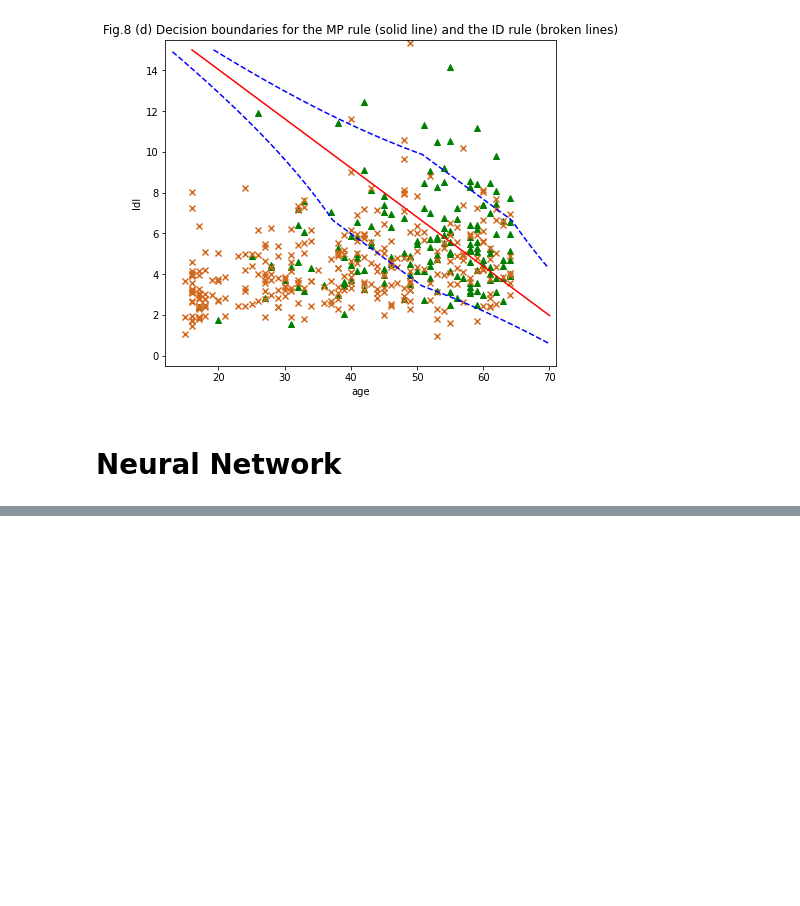
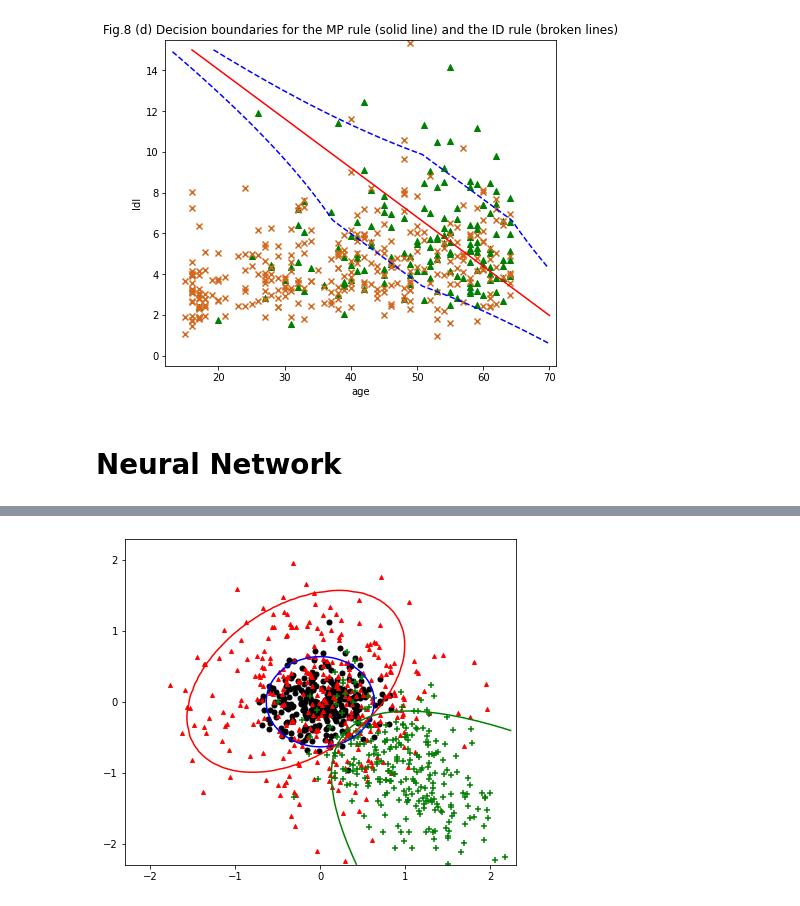
Before and after one commit to evidentiallab/Lunde_Chen_NN_Belief_Reproduction, a Jupyter notebook: NNBelief_logistic_regression.ipynb, the cells around one changed output, grey strips where cells are left out. Drawn from its saved outputs; the diff is of its cells as text; code cells hidden in the pictures; blank space fills up the shorter version.

```diff
--- a/NNBelief_with_sklearn.ipynb
+++ b/NNBelief_logistic_regression.ipynb
@@ -962,0 +1003,35 @@ https://ocw.snu.ac.kr/sites/default/files/NOTE/Pattern%20Recognition%20Week%204.
+# %%
+from scipy.stats import multivariate_normal
+
+def dist_1(_px, _py):
+    return multivariate_normal(mean=mu1, cov=sigma1).pdf([_px, _py])
+def dist_2(_px, _py):
+    return multivariate_normal(mean=mu2, cov=sigma2).pdf([_px, _py])
+def dist_3(_px, _py):
+    return multivariate_normal(mean=mu3, cov=sigma3).pdf([_px, _py])
+
+def decision_boudary(func_a, func_b, _grid_X, _grid_Y):
+    return np.vectorize(func_a)(_grid_X, _grid_Y) - \
+            np.vectorize(func_b)(_grid_X, _grid_Y)
+
+feature_x = np.arange(-2.3, 2.3, 0.05)
+feature_y = np.arange(-2.3, 2.3, 0.05)
+[grid_X, grid_Y] = np.meshgrid(feature_x, feature_y)
+
+fig, ax = plt.subplots(1, 1)
+plt.scatter(X[y==1, 0], X[y==1, 1], c='k', marker='o', s=25)
+plt.scatter(X[y==2, 0], X[y==2, 1], c='r', marker='^', s=15)
+plt.scatter(X[y==3, 0], X[y==3, 1], c='g', marker='+', s=40)
+Z12 = decision_boudary(dist_1, dist_2, grid_X, grid_Y)
+ax.contour(grid_X, grid_Y, Z12, [0], colors='blue')
+Z13 = decision_boudary(dist_1, dist_3, grid_X, grid_Y)
+ax.contour(grid_X, grid_Y, Z13, [0], colors='red')
+Z23 = decision_boudary(dist_2, dist_3, grid_X, grid_Y)
+ax.contour(grid_X, grid_Y, Z23, [0], colors='green')
+
+fig.set_size_inches(7, 6)
+plt.xlim([-2.3, 2.3])
+plt.ylim([-2.3, 2.3])
+plt.show()
+# %% [output]
+[figure, added]
```
Also changed, not shown: parts of 10 cells of this notebook, 1 other file.
